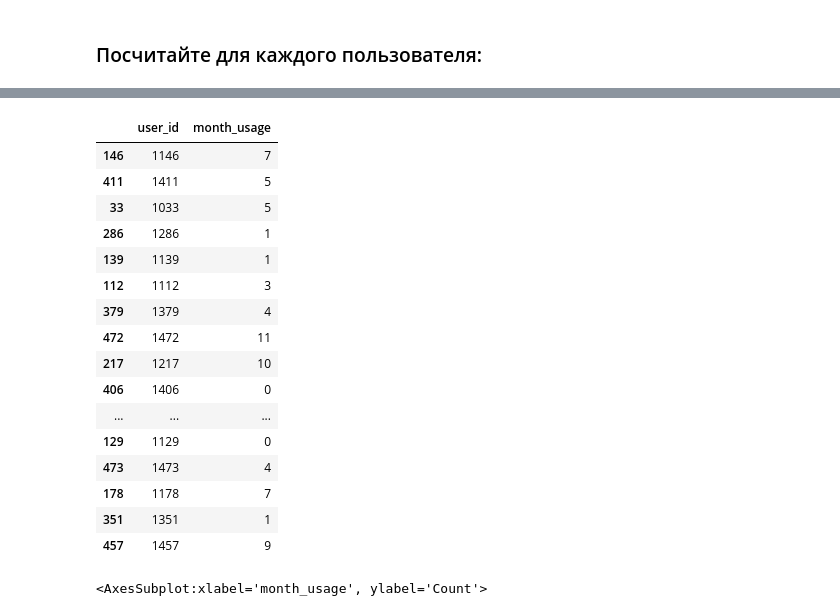
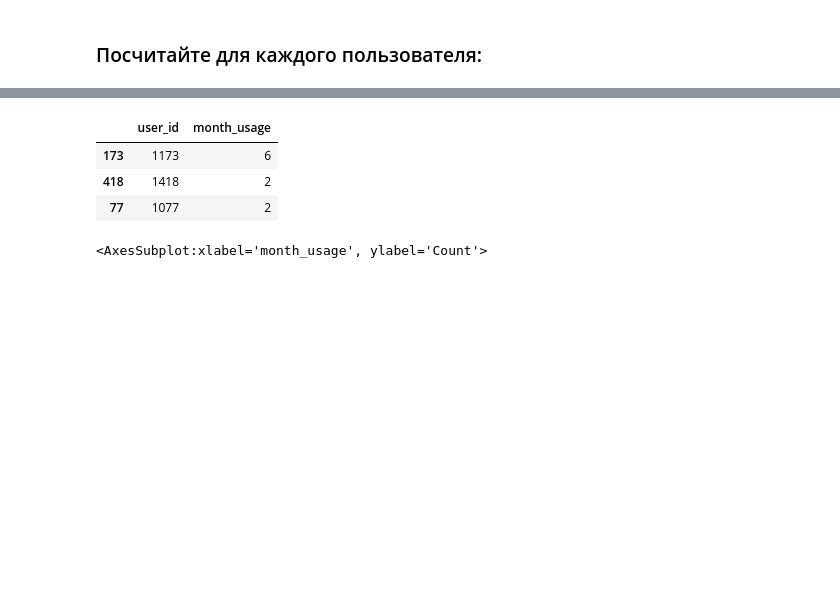
Before and after one commit to zabelin-ds/practicum, a Jupyter notebook: 04_project/megaline_00.ipynb, the cells around one changed output, grey strips where cells are left out. Saved outputs shown, nothing was run; the diff lists cells and outputs as text; code cells hidden in the pictures; blank space fills up the shorter version.

```diff
--- a/04_project/megaline_00.ipynb
+++ b/04_project/megaline_00.ipynb
@@ -549,26 +600,13 @@ user_profit = user_profit.astype(
 )
 # %%
 display(
-    user_profit.sample(35)
+    user_profit.sample(3)
 )
 # %% [output]
 |  | user_id | month_usage |
-| 146 | 1146 | 7 |
-| 411 | 1411 | 5 |
-| 33 | 1033 | 5 |
-| 286 | 1286 | 1 |
-| 139 | 1139 | 1 |
-| 112 | 1112 | 3 |
-| 379 | 1379 | 4 |
-| 472 | 1472 | 11 |
-| 217 | 1217 | 10 |
-| 406 | 1406 | 0 |
-| ... | ... | ... |
-| 129 | 1129 | 0 |
-| 473 | 1473 | 4 |
-| 178 | 1178 | 7 |
-| 351 | 1351 | 1 |
-| 457 | 1457 | 9 |
+| 173 | 1173 | 6 |
+| 418 | 1418 | 2 |
+| 77 | 1077 | 2 |
 # %%
 sns.histplot(
     data=user_profit['month_usage'],
```
Also changed, not shown: parts of 21 cells of this notebook.
